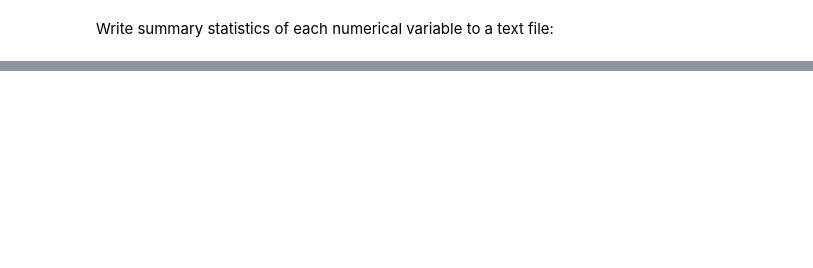
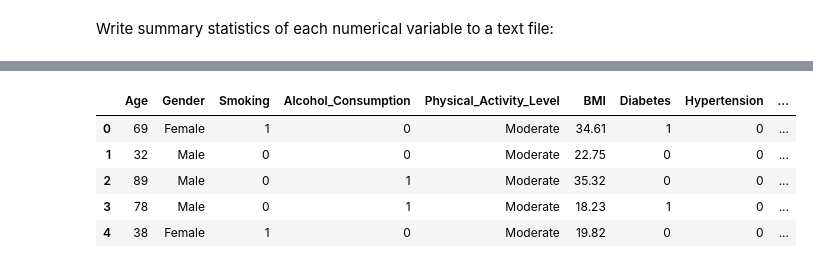
Before and after one commit to iTzOutmind/arduino-xgboost, a Jupyter notebook: csvToDM_explore.ipynb, the cells around one changed output, grey strips where cells are left out. Cells and saved outputs as stored; diff of their text form; code cells hidden in the pictures; blank space fills up the shorter version.

```diff
--- a/csvToDM_explore.ipynb
+++ b/csvToDM_explore.ipynb
@@ -68,0 +238,9 @@ with open(filename, "w") as file:
+# %%
+heartattack.head()
+# %% [output]
+|  | Age | Gender | Smoking | Alcohol_Consumption | Physical_Activity_Level | BMI | Diabetes | Hypertension | ... |
+| 0 | 69 | Female | 1 | 0 | Moderate | 34.61 | 1 | 0 | ... |
+| 1 | 32 | Male | 0 | 0 | Moderate | 22.75 | 0 | 0 | ... |
+| 2 | 89 | Male | 0 | 1 | Moderate | 35.32 | 0 | 0 | ... |
+| 3 | 78 | Male | 0 | 1 | Moderate | 18.23 | 1 | 0 | ... |
+| 4 | 38 | Female | 1 | 0 | Moderate | 19.82 | 0 | 0 | ... |
```
Also changed, not shown: parts of 16 cells of this notebook.
